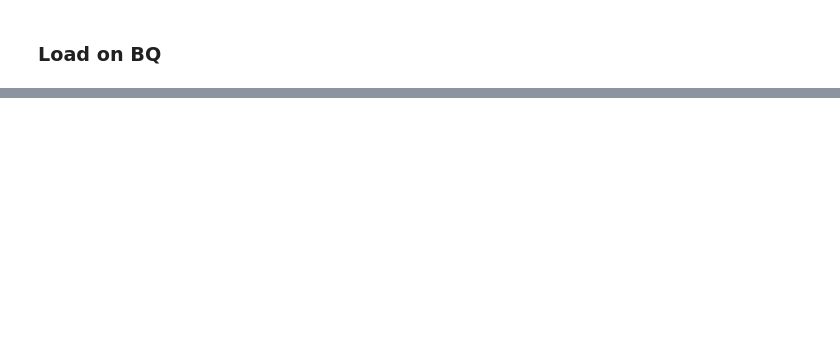
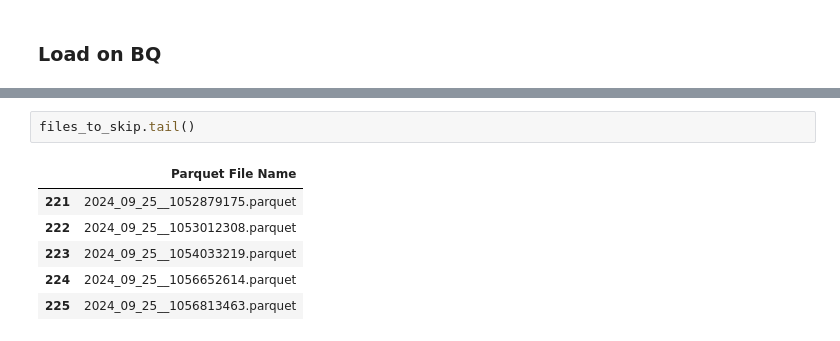
Before and after one commit to rydercodes/web_scraping_2024, a Jupyter notebook: notebooks/app_metadata.ipynb, the cells around one changed output, grey strips where cells are left out. Saved outputs shown, nothing was run; the diff lists cells and outputs as text; blank space fills up the shorter version.

```diff
--- a/notebooks/app_metadata.ipynb
+++ b/notebooks/app_metadata.ipynb
@@ -451,2 +942,11 @@ Uploaded 2024_09_25__513131251.parquet to GCS bucket app_metadata_top_chart
+# %%
+files_to_skip.tail()
+# %% [output]
+|  | Parquet File Name |
+| 221 | 2024_09_25__1052879175.parquet |
+| 222 | 2024_09_25__1053012308.parquet |
+| 223 | 2024_09_25__1054033219.parquet |
+| 224 | 2024_09_25__1056652614.parquet |
+| 225 | 2024_09_25__1056813463.parquet |
 # %%
 import logging
```
Also changed, not shown: parts of 7 cells of this notebook.
